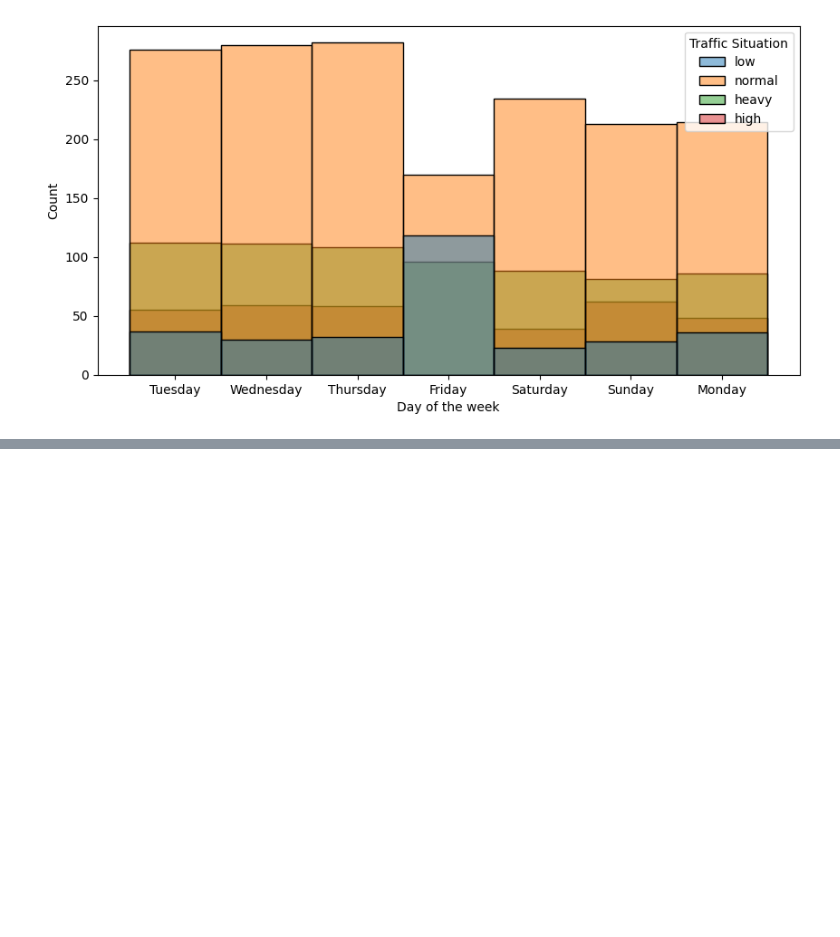
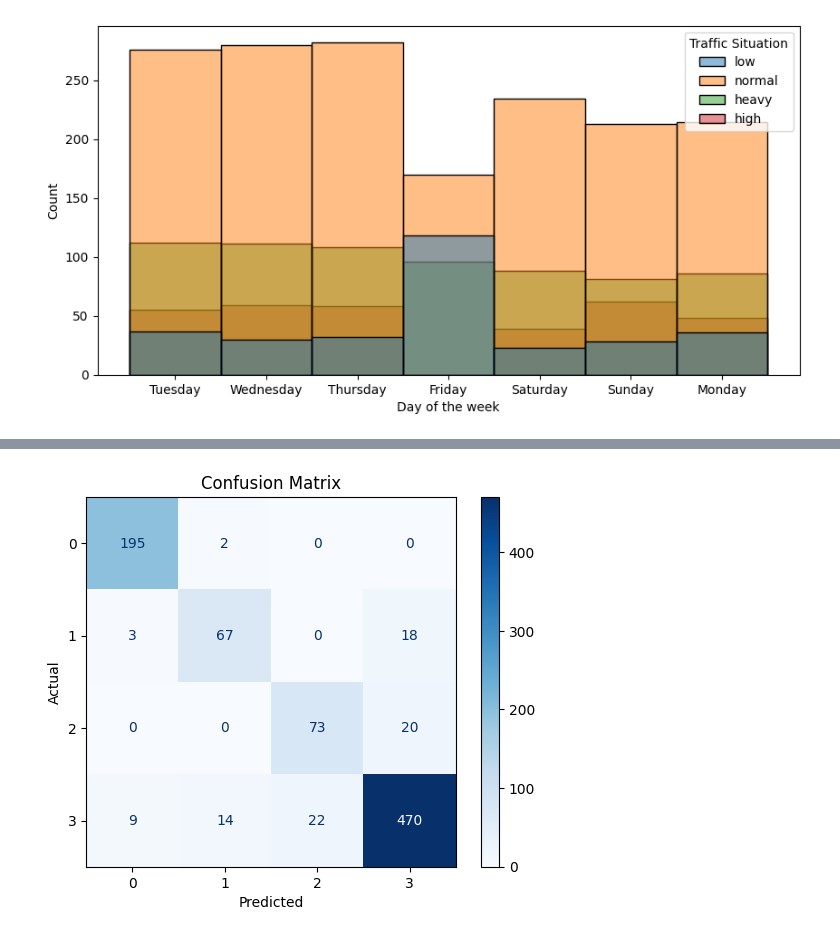
Before and after one commit to 400cs/CS4210-ML-Project, a Jupyter notebook: CS4210_Project.ipynb, the cells around one changed output, grey strips where cells are left out. Drawn from its saved outputs; the diff is of its cells as text; code cells hidden in the pictures; blank space fills up the shorter version.

Commit message:
trained logistic regression model

```diff
--- a/CS4210_Project.ipynb
+++ b/CS4210_Project.ipynb
@@ -76,0 +94,11 @@ sns.histplot(data=traffic_df, x="Day of the week", hue="Traffic Situation")
+# %%
+# Seperate Time into Hour, Minute and Time Period
+traffic_df['Time'] = pd.to_datetime(traffic_df['Time'], format='%I:%M:%S %p').dt.time
+traffic_df['Hour'] = pd.to_datetime(traffic_df['Time'].astype(str), format='%H:%M:%S').dt.hour
+traffic_df['Minute'] = pd.to_datetime(traffic_df['Time'].astype(str), format='%H:%M:%S').dt.minute
+traffic_df['Day_of_week'] = traffic_df['Day of the week']  # We already have the day of the week
+traffic_df['Day_of_month'] = traffic_df['Date']  # Use the 'Date' column for the day of the month
+
+traffic_df['Time_Period'] = traffic_df['Hour'].apply(lambda x: 'Morning' if 5 <= x < 12 else ('Afternoon' if 12 <= x < 17 else ('Evening' if 17 <= x < 21 else 'Night')))
+
+print(traffic_df[['Time', 'Hour', 'Minute', 'Day_of_week', 'Day_of_month', 'Time_Period']])
@@ -94,0 +172,17 @@ Name: count, dtype: int64
+# %%
+from sklearn.metrics import ConfusionMatrixDisplay, accuracy_score, classification_report
+# Train the Logistic Regression model
+
+log_reg_model = LogisticRegression(penalty='l2', C=1.0, solver='lbfgs', max_iter=5000, random_state=42)
+log_reg_model.fit(X_train, y_train)
+
+# Make predictions on the training and test data
+y_train_pred = log_reg_model.predict(X_train)
+y_test_pred = log_reg_model.predict(X_test)
+
+# Evaluate the training and test accuracy
+train_accuracy = accuracy_score(y_train, y_train_pred)
+test_accuracy = accuracy_score(y_test, y_test_pred)
+
+print(f"Training Accuracy: {train_accuracy:.2f}")
+print(f"Test Accuracy: {test_accuracy:.2f}")
@@ -94,0 +205,8 @@ Name: count, dtype: int64
+# %%
+ConfusionMatrixDisplay.from_predictions(y_test, y_test_pred, cmap=plt.cm.Blues)
+plt.title('Confusion Matrix')
+plt.ylabel('Actual')
+plt.xlabel('Predicted')
+plt.show()
+# %% [output]
+[figure, added]
```
Also changed, not shown: parts of 14 cells of this notebook.
